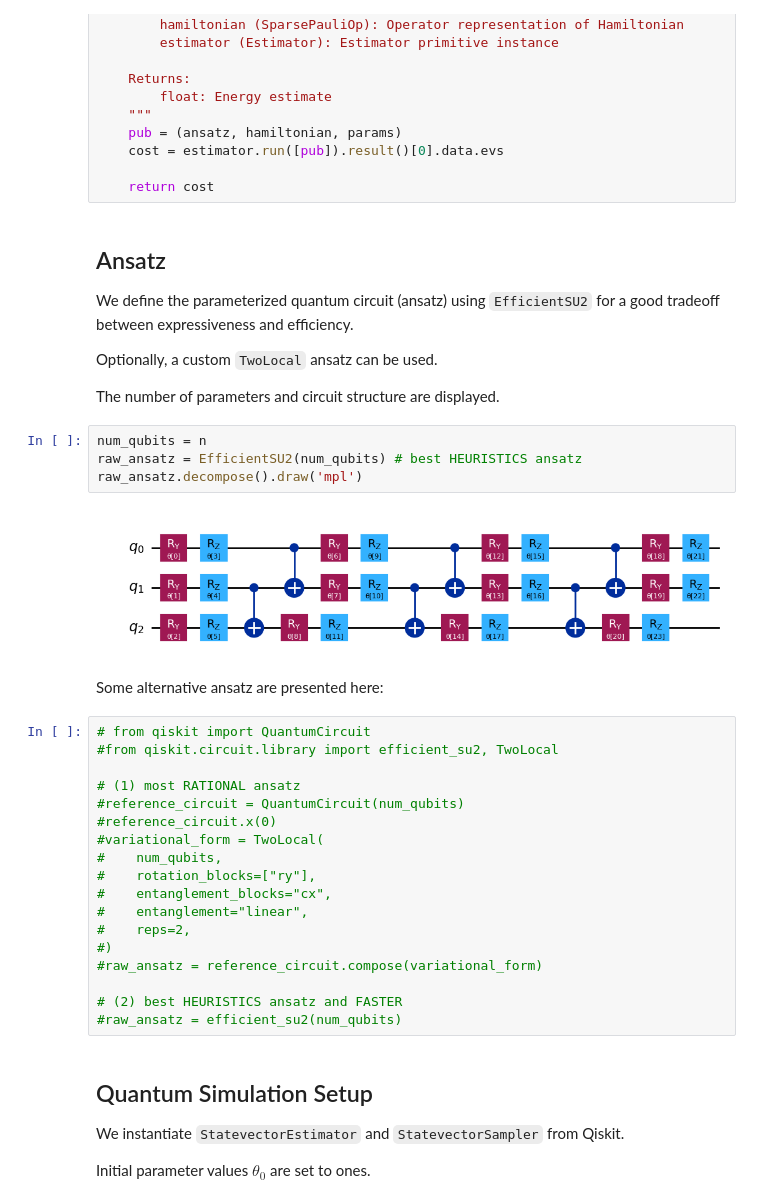
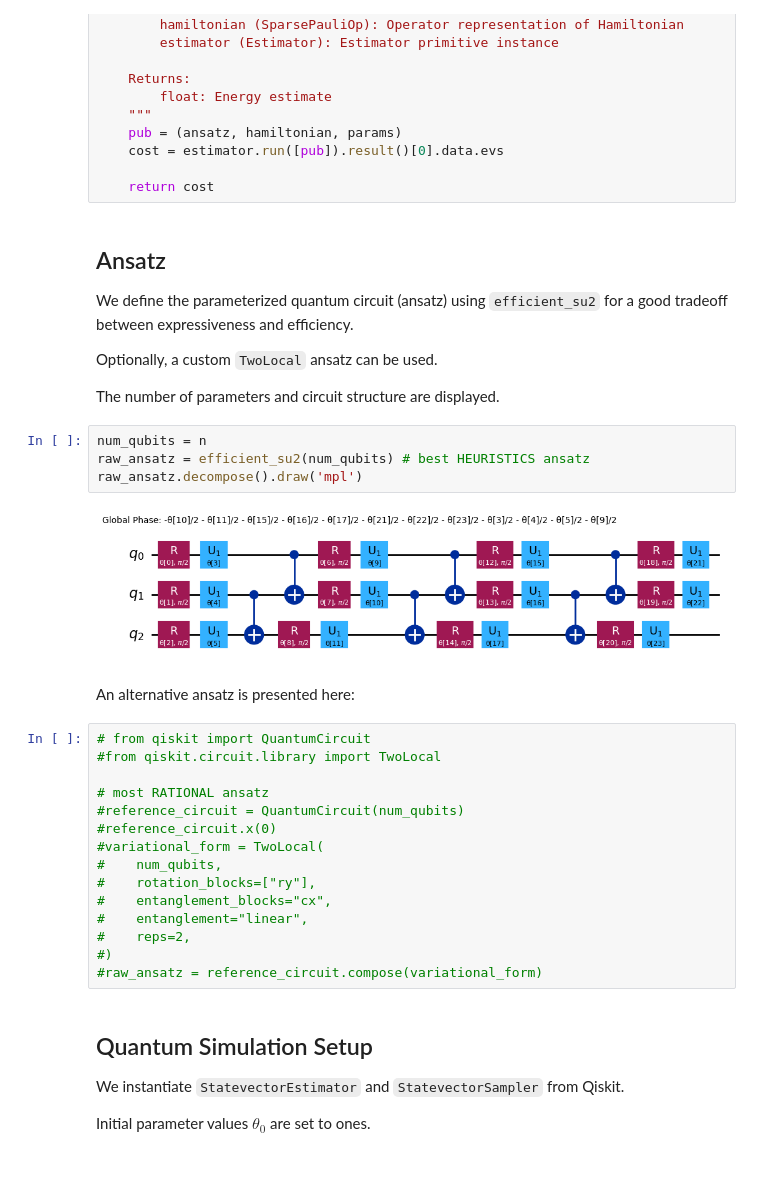
Before and after one commit to giuliobarl/QuanThermal, a Jupyter notebook: Qiskit/VQE-example_v15.ipynb, the cells around one changed output. Cells and saved outputs as stored; diff of their text form; blank space fills up the shorter version.

Commit message:
🛠️ update from deprecated EfficientSU2 library

```diff
--- a/Qiskit/VQE-example_v15.ipynb
+++ b/Qiskit/VQE-example_v15.ipynb
@@ -213,24 +213,24 @@ def cost_func_vqe(params, ansatz, hamiltonian, estimator):
     return cost
 # %% [markdown]
 ## Ansatz
-We define the parameterized quantum circuit (ansatz) using `EfficientSU2` for a good tradeoff between expressiveness and efficiency.
+We define the parameterized quantum circuit (ansatz) using `efficient_su2` for a good tradeoff between expressiveness and efficiency.
 
 Optionally, a custom `TwoLocal` ansatz can be used.
 
 The number of parameters and circuit structure are displayed.
 # %%
 num_qubits = n
-raw_ansatz = EfficientSU2(num_qubits) # best HEURISTICS ansatz
+raw_ansatz = efficient_su2(num_qubits) # best HEURISTICS ansatz
 raw_ansatz.decompose().draw('mpl')
 # %% [output]
-[figure, old version]
+[figure, new version]
 # %% [markdown]
-Some alternative ansatz are presented here:
+An alternative ansatz is presented here:
 # %%
 # from qiskit import QuantumCircuit
-#from qiskit.circuit.library import efficient_su2, TwoLocal
+#from qiskit.circuit.library import TwoLocal
 
-# (1) most RATIONAL ansatz
+# most RATIONAL ansatz
 #reference_circuit = QuantumCircuit(num_qubits)
 #reference_circuit.x(0)
 #variational_form = TwoLocal(
@@ -241,9 +241,6 @@ Some alternative ansatz are presented here:
 #    reps=2,
 #)
 #raw_ansatz = reference_circuit.compose(variational_form)
-
-# (2) best HEURISTICS ansatz and FASTER
-#raw_ansatz = efficient_su2(num_qubits)
 # %% [markdown]
 ## Quantum Simulation Setup
 We instantiate `StatevectorEstimator` and `StatevectorSampler` from Qiskit.
```
Also changed, not shown: parts of 3 cells of this notebook.
